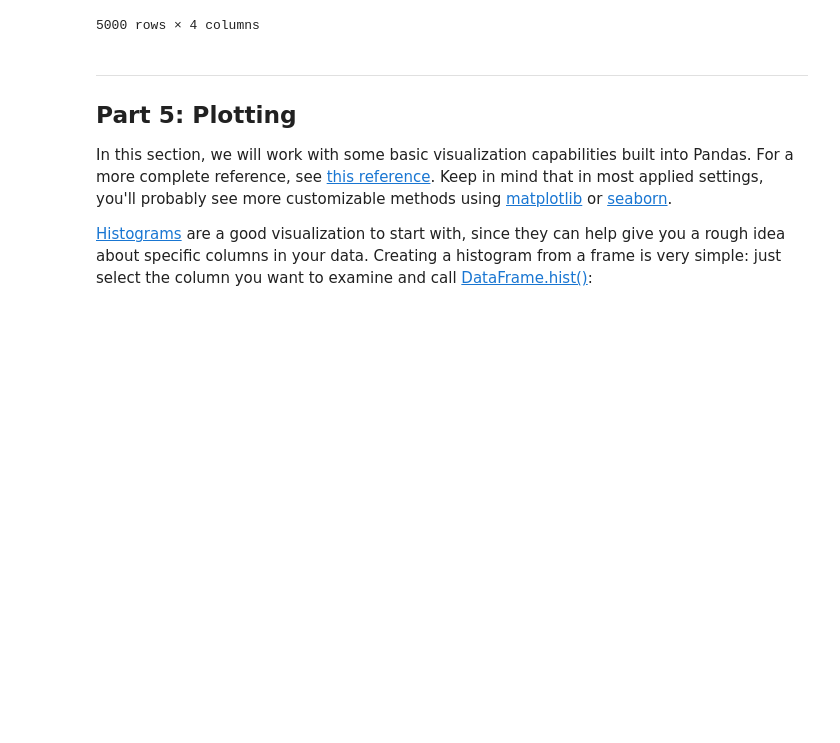
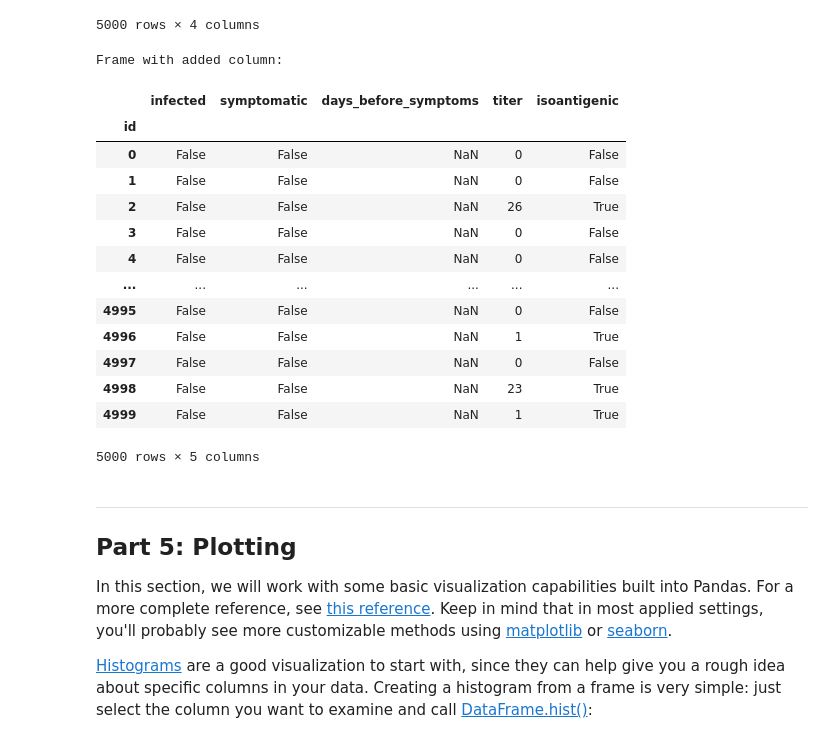
Before and after one commit to IJustWantAJob/CSE40-Assignment1, a Jupyter notebook: assignment.ipynb, the cells around one changed output. Cells and saved outputs as stored; diff of their text form; code cells hidden in the pictures; blank space fills up the shorter version.

```diff
--- a/assignment.ipynb
+++ b/assignment.ipynb
@@ -1333,19 +1331,34 @@ covid_data
 5000 rows × 4 columns
 # %%
 def add_isoantigenic_column(frame):
-    for index, row in covid_data.iterrows():
-        infected = row[0]
-        titer_val = row[3]
+    frame['isoantigenic'] = False
+    for index, row in frame.iterrows():
+        infected = row.iloc[0]
+        titer_val = row.iloc[3]
+        if ((infected is False) & (titer_val >= 1)):
+            frame.loc[index, 'isoantigenic'] = True
 
-        fraction_antigenic = ((frame['infected'] is False) & (frame['titer'] >= 1)).sum()
-
-
-
-
+    return frame
 
 new_covid_data = add_isoantigenic_column(covid_data.copy())
 print("Frame with added column:")
 new_covid_data
+# %% [output]
+Frame with added column:
+|  | infected | symptomatic | days_before_symptoms | titer | isoantigenic |
+| id |  |  |  |  |  |
+| 0 | False | False | NaN | 0 | False |
+| 1 | False | False | NaN | 0 | False |
+| 2 | False | False | NaN | 26 | True |
+| 3 | False | False | NaN | 0 | False |
+| 4 | False | False | NaN | 0 | False |
+| ... | ... | ... | ... | ... | ... |
+| 4995 | False | False | NaN | 0 | False |
+| 4996 | False | False | NaN | 1 | True |
+| 4997 | False | False | NaN | 0 | False |
+| 4998 | False | False | NaN | 23 | True |
+| 4999 | False | False | NaN | 1 | True |
+5000 rows × 5 columns
 # %% [markdown]
 ---
 
```
Also changed, not shown: parts of 15 cells of this notebook.
